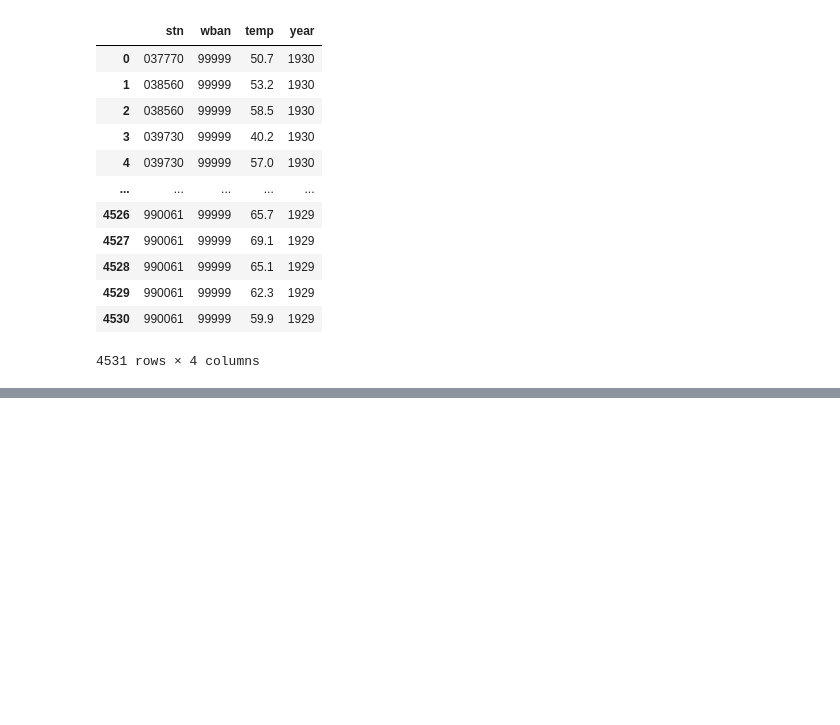
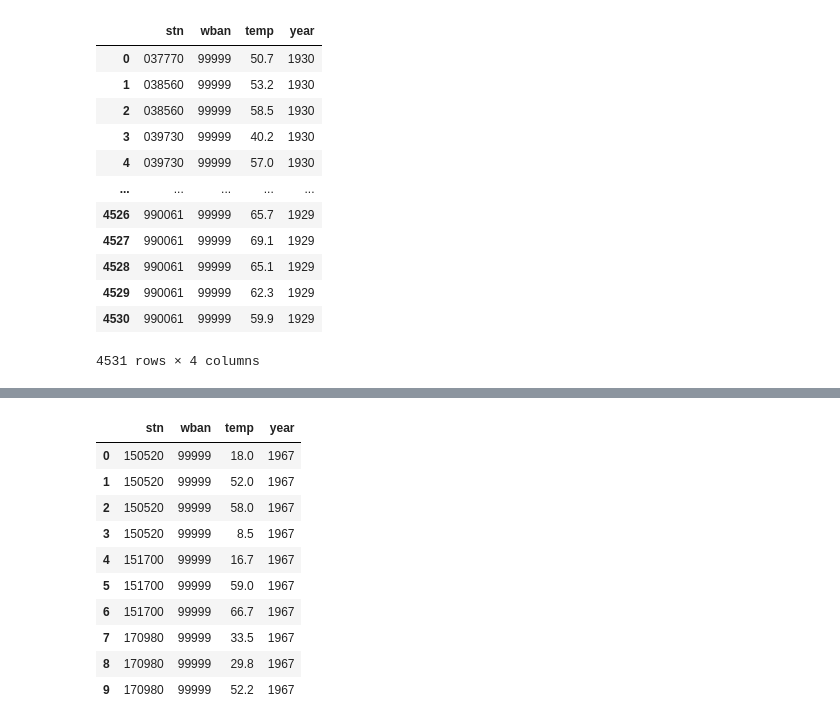
Before and after one commit to samilozkan/BigQuery-Tutorial, a Jupyter notebook: intro.ipynb, the cells around one changed output, grey strips where cells are left out. Cells and saved outputs as stored; diff of their text form; code cells hidden in the pictures; blank space fills up the shorter version.

```diff
--- a/intro.ipynb
+++ b/intro.ipynb
@@ -404,0 +432,18 @@ FROM `bigquery-public-data.noaa_gsod.gsod1930`
+# %%
+%%bigquery
+SELECT
+    stn,wban,temp, year
+FROM `bigquery-public-data.noaa_gsod.gsod*`
+LIMIT 10
+# %% [output]
+|  | stn | wban | temp | year |
+| 0 | 150520 | 99999 | 18.0 | 1967 |
+| 1 | 150520 | 99999 | 52.0 | 1967 |
+| 2 | 150520 | 99999 | 58.0 | 1967 |
+| 3 | 150520 | 99999 | 8.5 | 1967 |
+| 4 | 151700 | 99999 | 16.7 | 1967 |
+| 5 | 151700 | 99999 | 59.0 | 1967 |
+| 6 | 151700 | 99999 | 66.7 | 1967 |
+| 7 | 170980 | 99999 | 33.5 | 1967 |
+| 8 | 170980 | 99999 | 29.8 | 1967 |
+| 9 | 170980 | 99999 | 52.2 | 1967 |
```
Also changed, not shown: parts of 4 cells of this notebook.
